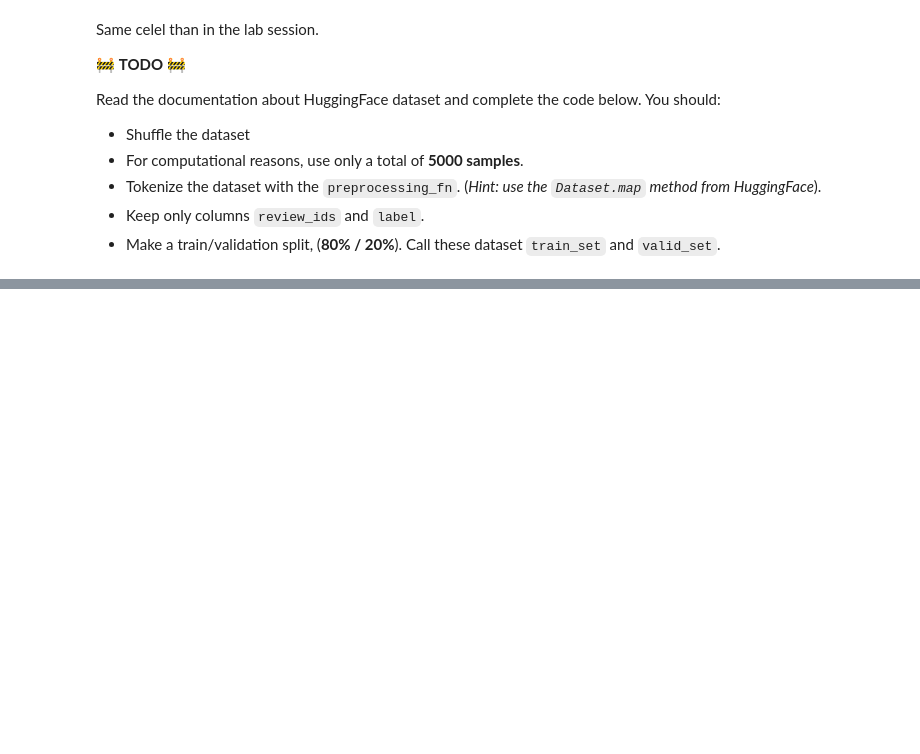
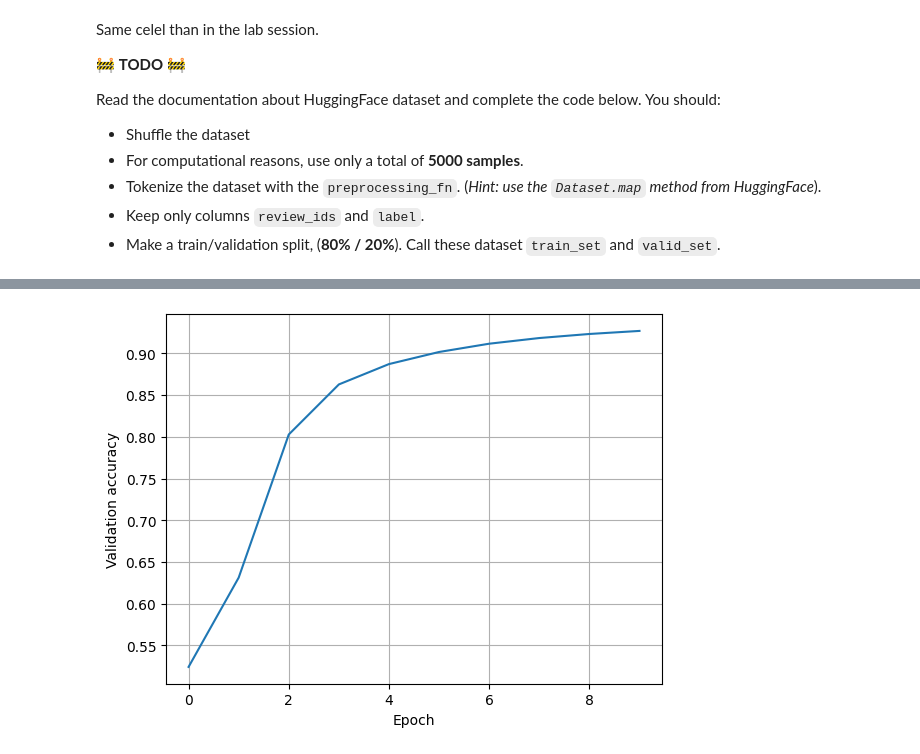
Before and after one commit to abhg86/LLM, a Jupyter notebook: TP2/2_hw_word2vec.ipynb, the cells around one changed output, grey strips where cells are left out. Drawn from its saved outputs; the diff is of its cells as text; code cells hidden in the pictures; blank space fills up the shorter version.

```diff
--- a/TP2/2_hw_word2vec.ipynb
+++ b/TP2/2_hw_word2vec.ipynb
@@ -330,0 +329,9 @@ ax.legend();
+# %%
+fig, ax = plt.subplots()
+
+ax.plot(accuracies)
+ax.set_xlabel('Epoch')
+ax.set_ylabel('Validation accuracy')
+ax.grid();
+# %% [output]
+[figure, added]
```
Also changed, not shown: parts of 12 cells of this notebook.
